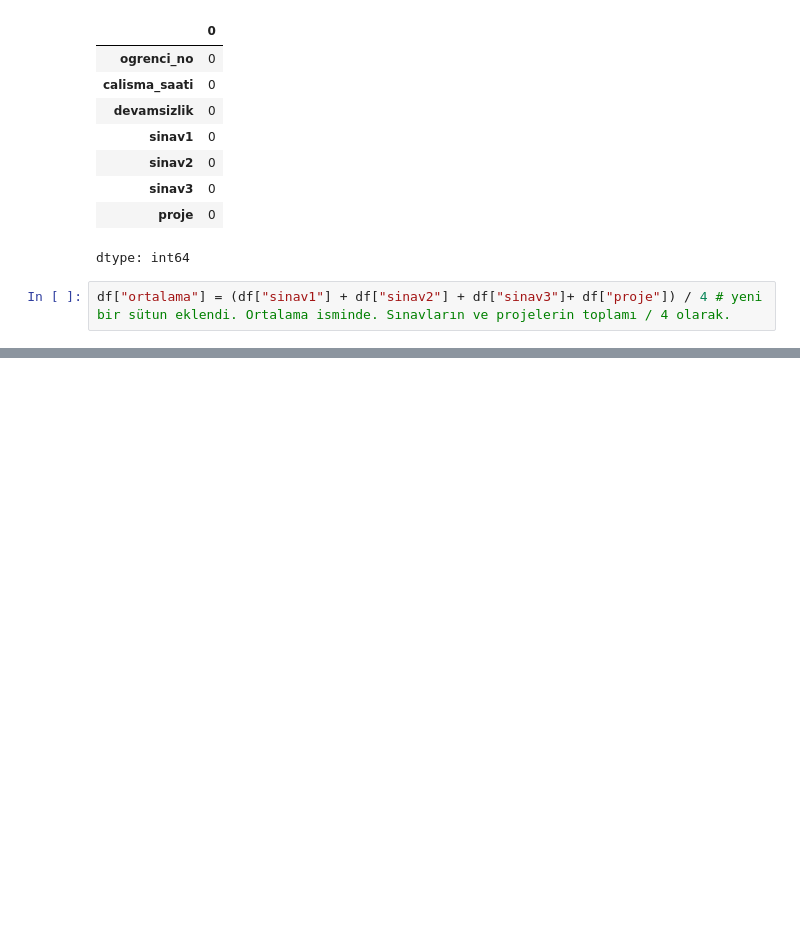
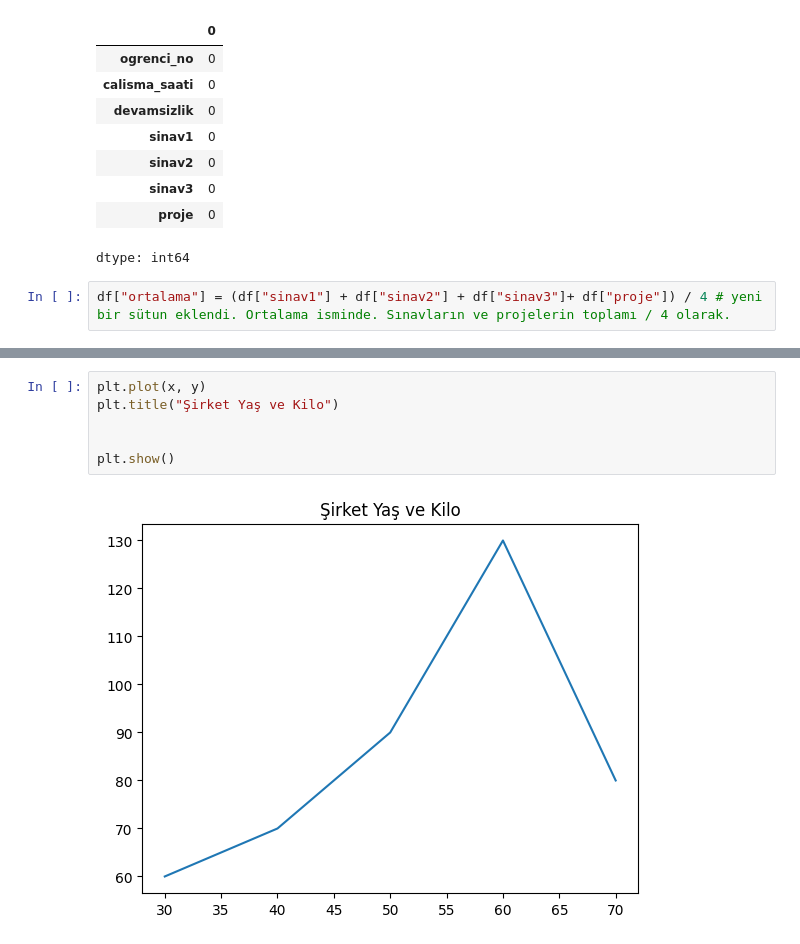
Before and after one commit to europecodingschool/ECS---VB---YZ---08.26, a Jupyter notebook: VB_YZ_Ders_6_.ipynb, the cells around one changed output, grey strips where cells are left out. Drawn from its saved outputs; the diff is of its cells as text; blank space fills up the shorter version.

```diff
--- a/VB_YZ_Ders_6_.ipynb
+++ b/VB_YZ_Ders_6_.ipynb
@@ -221,0 +279,8 @@ df
+# %%
+plt.plot(x, y)
+plt.title("Şirket Yaş ve Kilo")
+
+
+plt.show()
+# %% [output]
+[figure, added]
```
Also changed, not shown: parts of 29 cells of this notebook.
